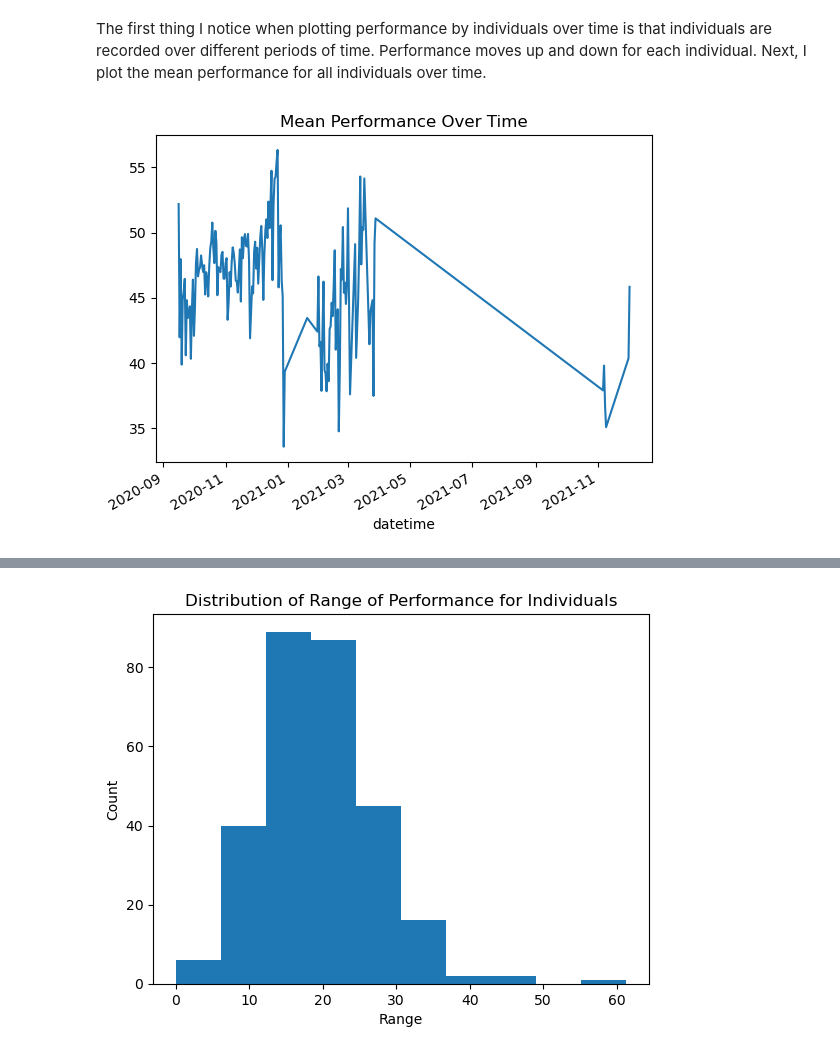
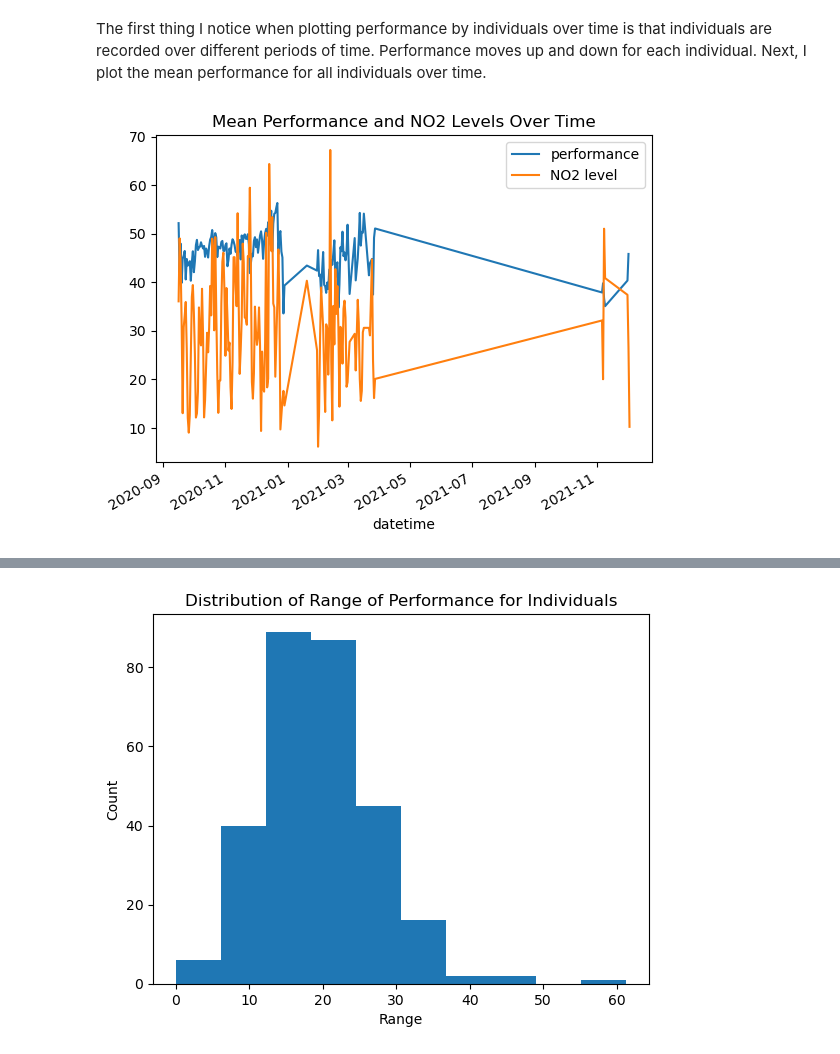
Before and after one commit to UCB-stat-159-s23/project-Group18, a Jupyter notebook: PerformanceOverTime.ipynb, the cells around one changed output, grey strips where cells are left out. Drawn from its saved outputs; the diff is of its cells as text; code cells hidden in the pictures.

```diff
--- a/PerformanceOverTime.ipynb
+++ b/PerformanceOverTime.ipynb
@@ -89,8 +90,10 @@ plt.savefig('outputs/ind_performance')
 The first thing I notice when plotting performance by individuals over time is that individuals are recorded over different periods of time. Performance moves up and down for each individual. Next, I plot the mean performance for all individuals over time.
 # %%
 df.groupby('datetime')['performance'].mean().plot()
-plt.title('Mean Performance Over Time');
+df.groupby('datetime')['no2bcn_24h'].mean().plot(label='NO2 level')
+plt.title('Mean Performance and NO2 Levels Over Time')
+plt.legend();
 
 plt.savefig('outputs/mean_performance')
 # %% [output]
-[figure, old version]
+[figure, new version]
```
Also changed, not shown: parts of 3 cells of this notebook, 4 other files.
